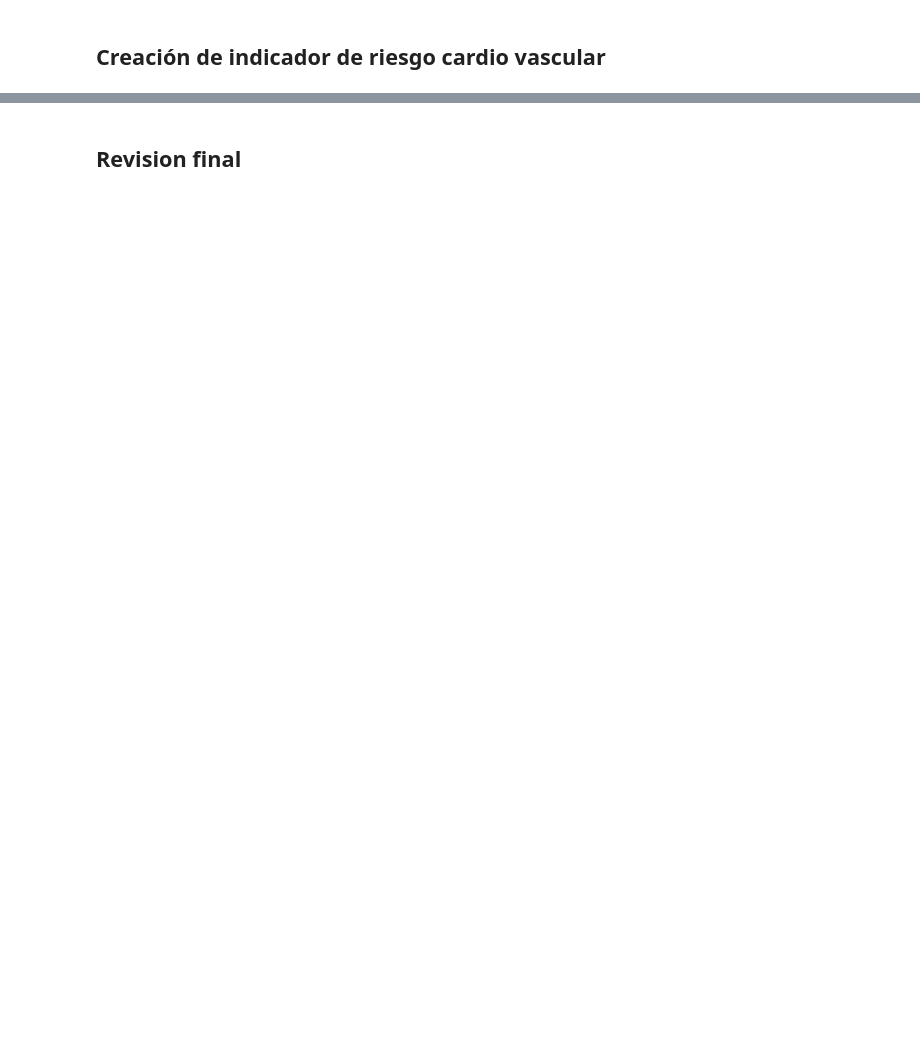
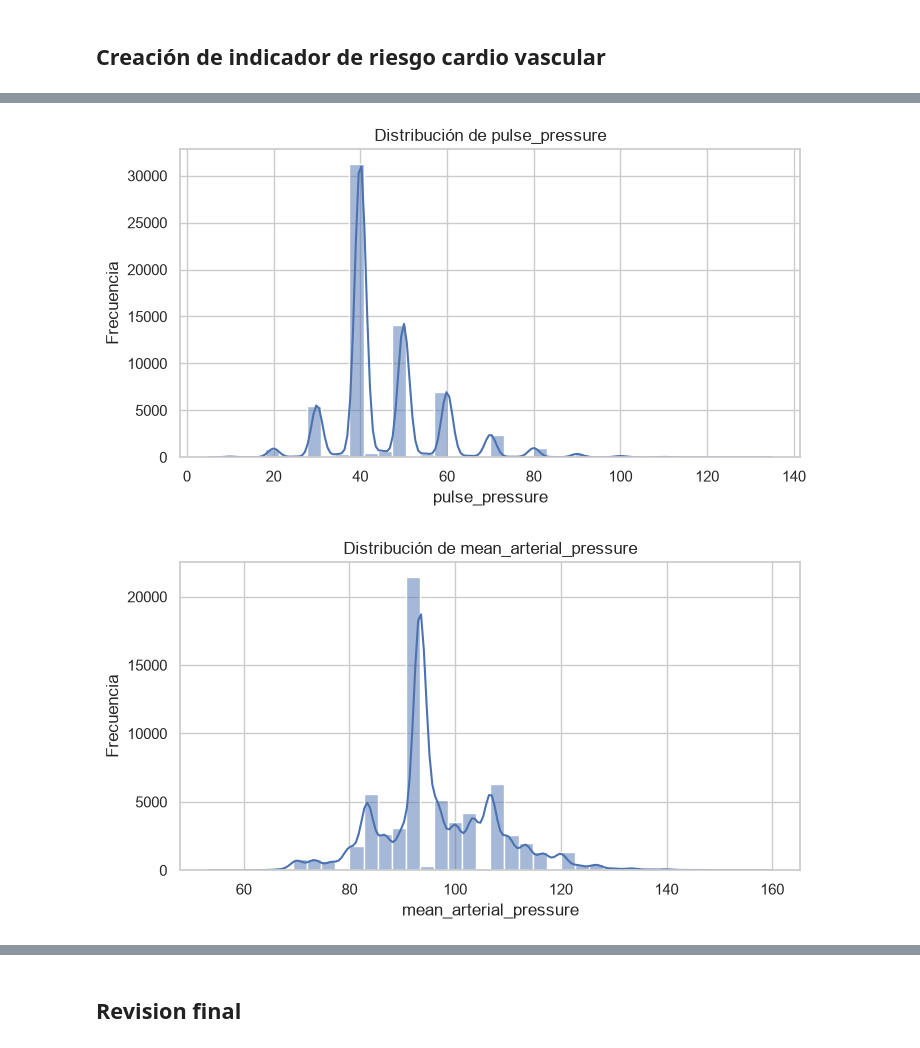
Before and after one commit to anaaacg/cardio, a Jupyter notebook: Feature_engineering.ipynb, the cells around one changed output, grey strips where cells are left out. Saved outputs shown, nothing was run; the diff lists cells and outputs as text; code cells hidden in the pictures; blank space fills up the shorter version.

```diff
--- a/Feature_engineering.ipynb
+++ b/Feature_engineering.ipynb
@@ -660,0 +693,18 @@ plt.show()
+# %%
+for var in nuevas_vars:
+    plt.figure(figsize=(8, 4))
+
+    sns.histplot(
+        data=df,
+        x=var,
+        bins=40,
+        kde=True
+    )
+
+    plt.title(f"Distribución de {var}")
+    plt.xlabel(var)
+    plt.ylabel("Frecuencia")
+    plt.show()
+# %% [output]
+[figure, added]
+[figure, added]
```
Also changed, not shown: parts of 78 cells of this notebook, 7 other files.
